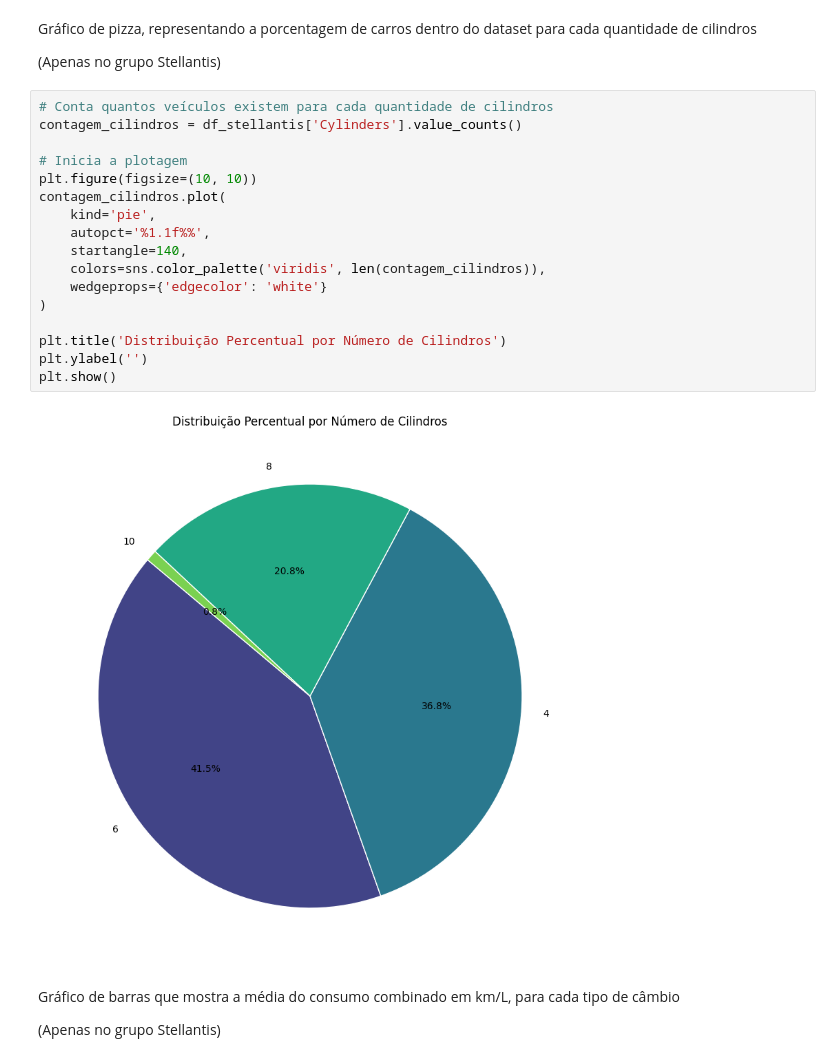
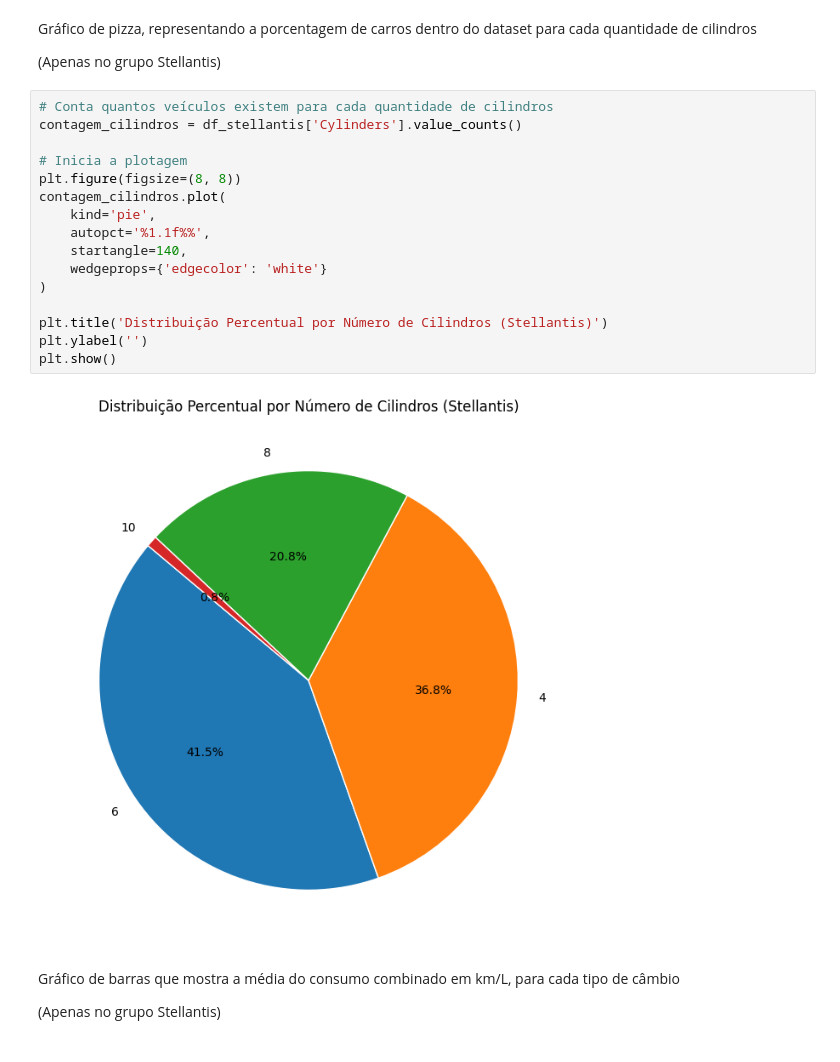
Before and after one commit to vitor-laudares/Trabalho-Final-Py_Stellantis, a Jupyter notebook: trabalho_final_py_stellantis.ipynb, the cells around one changed output. Saved outputs shown, nothing was run; the diff lists cells and outputs as text.

```diff
--- a/trabalho_final_py_stellantis.ipynb
+++ b/trabalho_final_py_stellantis.ipynb
@@ -169,22 +196,21 @@ Gráfico de pizza, representando a porcentagem de carros dentro do dataset para
 # %%
 # Conta quantos veículos existem para cada quantidade de cilindros
 contagem_cilindros = df_stellantis['Cylinders'].value_counts()
 
 # Inicia a plotagem
-plt.figure(figsize=(10, 10))
+plt.figure(figsize=(8, 8))
 contagem_cilindros.plot(
     kind='pie',
     autopct='%1.1f%%',
     startangle=140,
-    colors=sns.color_palette('viridis', len(contagem_cilindros)),
     wedgeprops={'edgecolor': 'white'}
 )
 
-plt.title('Distribuição Percentual por Número de Cilindros')
+plt.title('Distribuição Percentual por Número de Cilindros (Stellantis)')
 plt.ylabel('')
 plt.show()
 # %% [output]
-[figure, old version]
+[figure, new version]
 # %% [markdown]
 Gráfico de barras que mostra a média do consumo combinado em km/L, para cada tipo de câmbio
 
```
Also changed, not shown: parts of 5 cells of this notebook.
